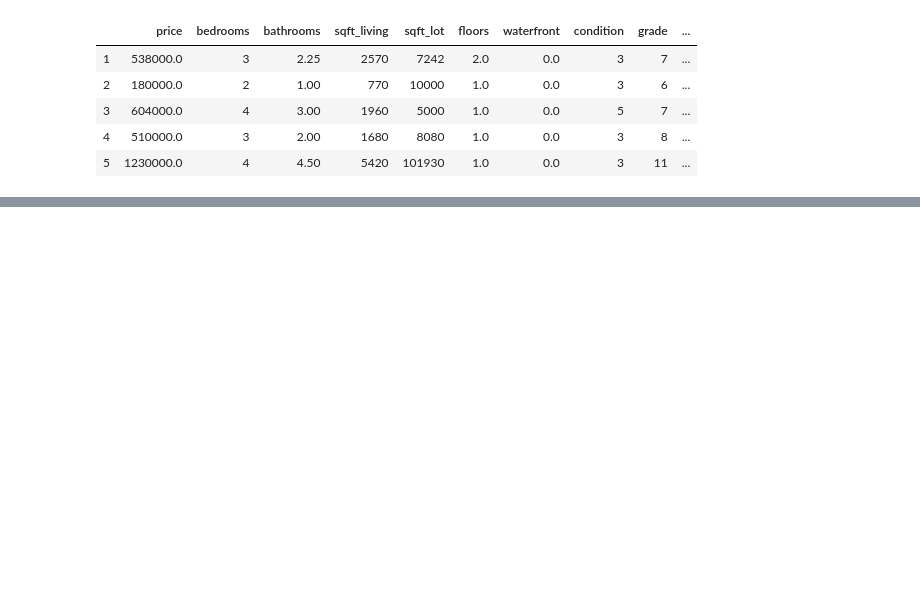
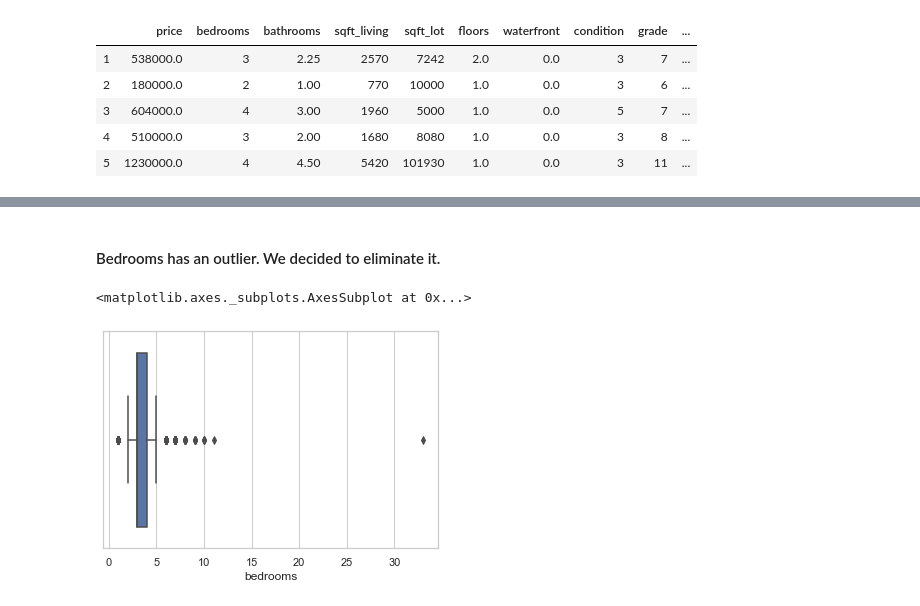
Before and after one commit to bobbyiestofjos/mod_2_project, a Jupyter notebook: data/eda.ipynb, the cells around one changed output, grey strips where cells are left out. Cells and saved outputs as stored; diff of their text form; code cells hidden in the pictures; blank space fills up the shorter version.

```diff
--- a/data/eda.ipynb
+++ b/data/eda.ipynb
@@ -91,0 +140,8 @@ memory usage: 2.3 MB
+# %% [markdown]
+#### Bedrooms has an outlier. We decided to eliminate it.
+# %%
+sns.set(style='whitegrid')
+sns.boxplot(df_data['bedrooms'])
+# %% [output]
+<matplotlib.axes._subplots.AxesSubplot at 0x...>
+[figure, added]
```
Also changed, not shown: parts of 28 cells of this notebook, 3 other files.
